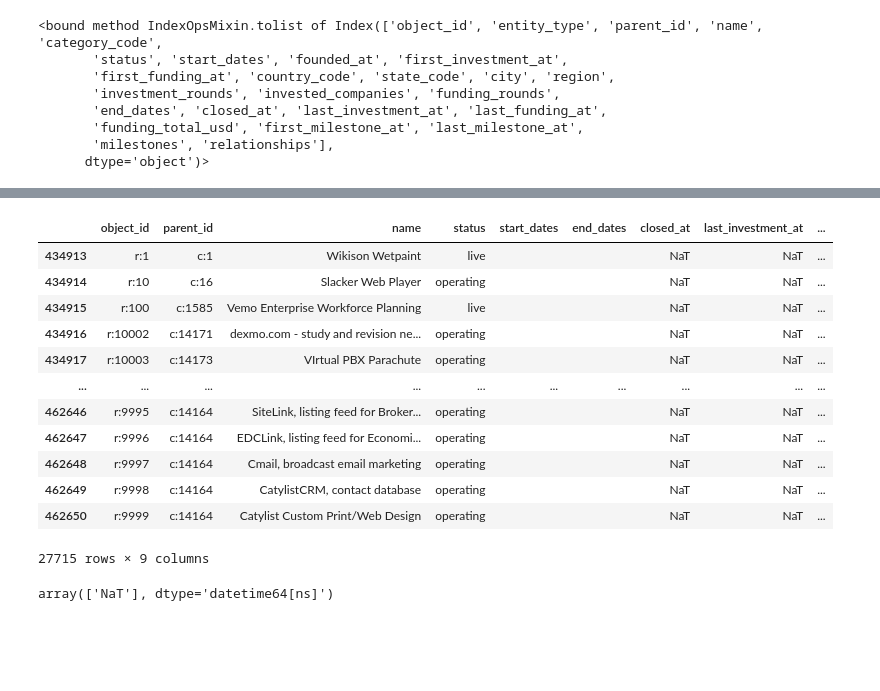
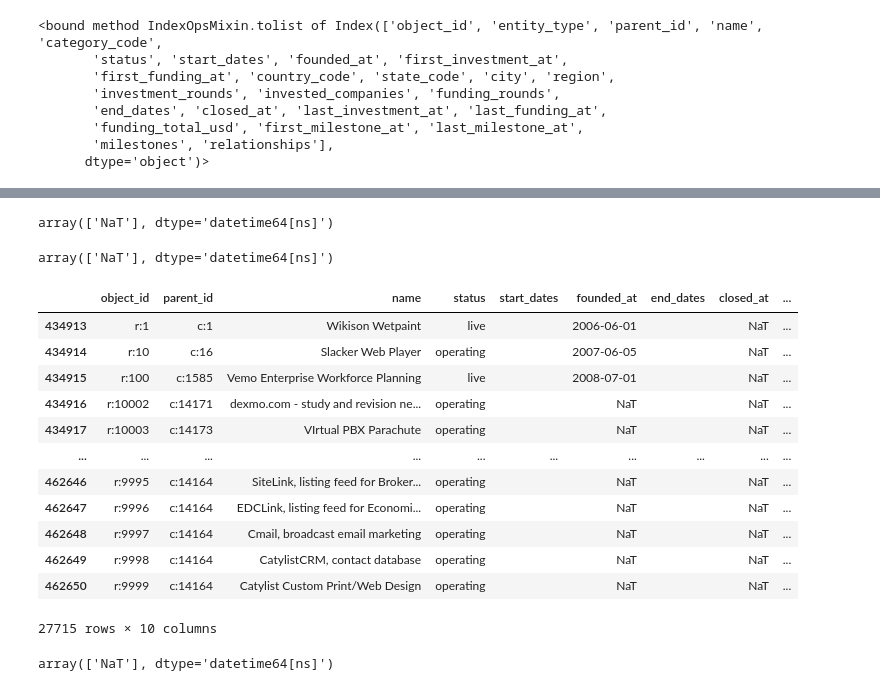
Before and after one commit to PaulIsenberg/FWIP_Venture, a Jupyter notebook: transform_end_date.ipynb, the cells around one changed output, grey strips where cells are left out. Drawn from its saved outputs; the diff is of its cells as text; code cells hidden in the pictures; blank space fills up the shorter version.

```diff
--- a/transform_end_date.ipynb
+++ b/transform_end_date.ipynb
@@ -395,27 +401,35 @@ cleaned_end_products_df.columns.to_list
+# %%
+cleaned_end_products_df['first_investment_at'].unique()
+# %% [output]
+array(['NaT'], dtype='datetime64[ns]')
+# %%
+cleaned_end_products_df['first_funding_at'].unique()
+# %% [output]
+array(['NaT'], dtype='datetime64[ns]')
 # %%
 # Dropping all redundant columns
 
 ce2_products_df = cleaned_end_products_df.drop(['entity_type',
-       'category_code', 'founded_at', 'first_investment_at', 'first_funding_at', 'country_code', 'state_code',
+       'category_code', 'first_investment_at', 'first_funding_at', 'country_code', 'state_code',
        'city', 'region', 'investment_rounds', 'invested_companies',
        'funding_rounds', 'funding_total_usd', 'first_milestone_at', 'last_milestone_at',
        'milestones', 'relationships'], axis=1)
 
 ce2_products_df
 # %% [output]
-|  | object_id | parent_id | name | status | start_dates | end_dates | closed_at | last_investment_at | ... |
-| 434913 | r:1 | c:1 | Wikison Wetpaint | live |  |  | NaT | NaT | ... |
-| 434914 | r:10 | c:16 | Slacker Web Player | operating |  |  | NaT | NaT | ... |
-| 434915 | r:100 | c:1585 | Vemo Enterprise Workforce Planning | live |  |  | NaT | NaT | ... |
-| 434916 | r:10002 | c:14171 | dexmo.com - study and revision ne... | operating |  |  | NaT | NaT | ... |
-| 434917 | r:10003 | c:14173 | VIrtual PBX Parachute | operating |  |  | NaT | NaT | ... |
+|  | object_id | parent_id | name | status | start_dates | founded_at | end_dates | closed_at | ... |
+| 434913 | r:1 | c:1 | Wikison Wetpaint | live |  | 2006-06-01 |  | NaT | ... |
+| 434914 | r:10 | c:16 | Slacker Web Player | operating |  | 2007-06-05 |  | NaT | ... |
+| 434915 | r:100 | c:1585 | Vemo Enterprise Workforce Planning | live |  | 2008-07-01 |  | NaT | ... |
+| 434916 | r:10002 | c:14171 | dexmo.com - study and revision ne... | operating |  | NaT |  | NaT | ... |
+| 434917 | r:10003 | c:14173 | VIrtual PBX Parachute | operating |  | NaT |  | NaT | ... |
 | ... | ... | ... | ... | ... | ... | ... | ... | ... | ... |
-| 462646 | r:9995 | c:14164 | SiteLink, listing feed for Broker... | operating |  |  | NaT | NaT | ... |
-| 462647 | r:9996 | c:14164 | EDCLink, listing feed for Economi... | operating |  |  | NaT | NaT | ... |
-| 462648 | r:9997 | c:14164 | Cmail, broadcast email marketing | operating |  |  | NaT | NaT | ... |
-| 462649 | r:9998 | c:14164 | CatylistCRM, contact database | operating |  |  | NaT | NaT | ... |
-| 462650 | r:9999 | c:14164 | Catylist Custom Print/Web Design | operating |  |  | NaT | NaT | ... |
+| 462646 | r:9995 | c:14164 | SiteLink, listing feed for Broker... | operating |  | NaT |  | NaT | ... |
+| 462647 | r:9996 | c:14164 | EDCLink, listing feed for Economi... | operating |  | NaT |  | NaT | ... |
+| 462648 | r:9997 | c:14164 | Cmail, broadcast email marketing | operating |  | NaT |  | NaT | ... |
+| 462649 | r:9998 | c:14164 | CatylistCRM, contact database | operating |  | NaT |  | NaT | ... |
+| 462650 | r:9999 | c:14164 | Catylist Custom Print/Web Design | operating |  | NaT |  | NaT | ... |
-27715 rows × 9 columns
+27715 rows × 10 columns
 # %%
 ce2_products_df['last_investment_at'].unique()
 # %% [output]
```
Also changed, not shown: parts of 23 cells of this notebook.
